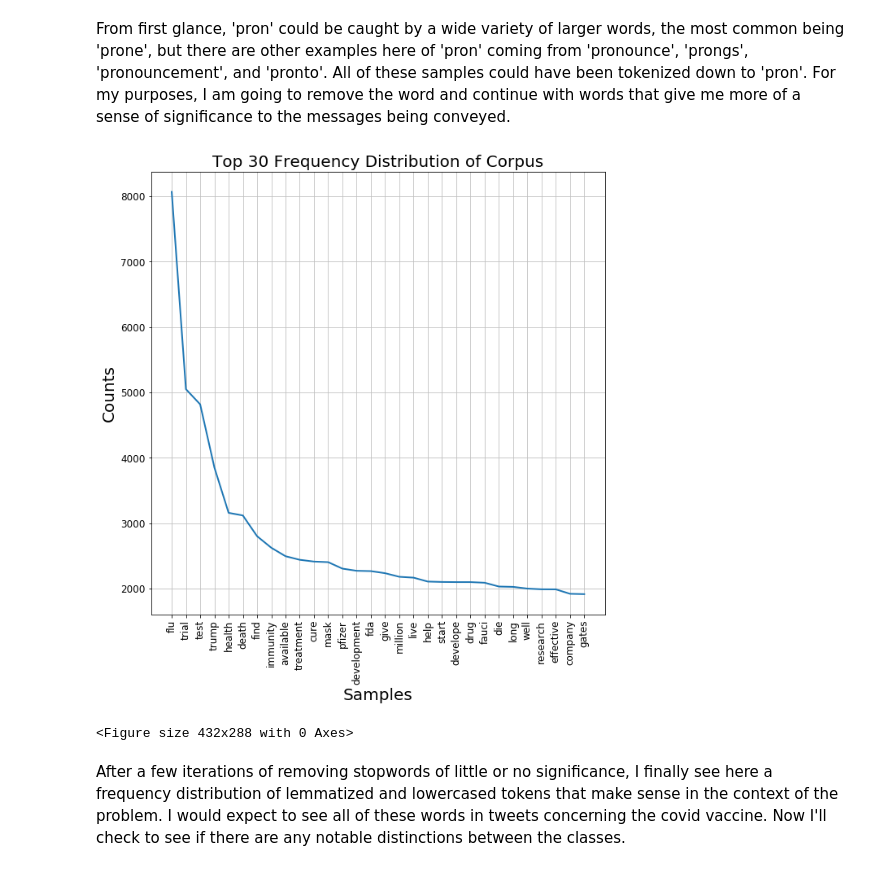
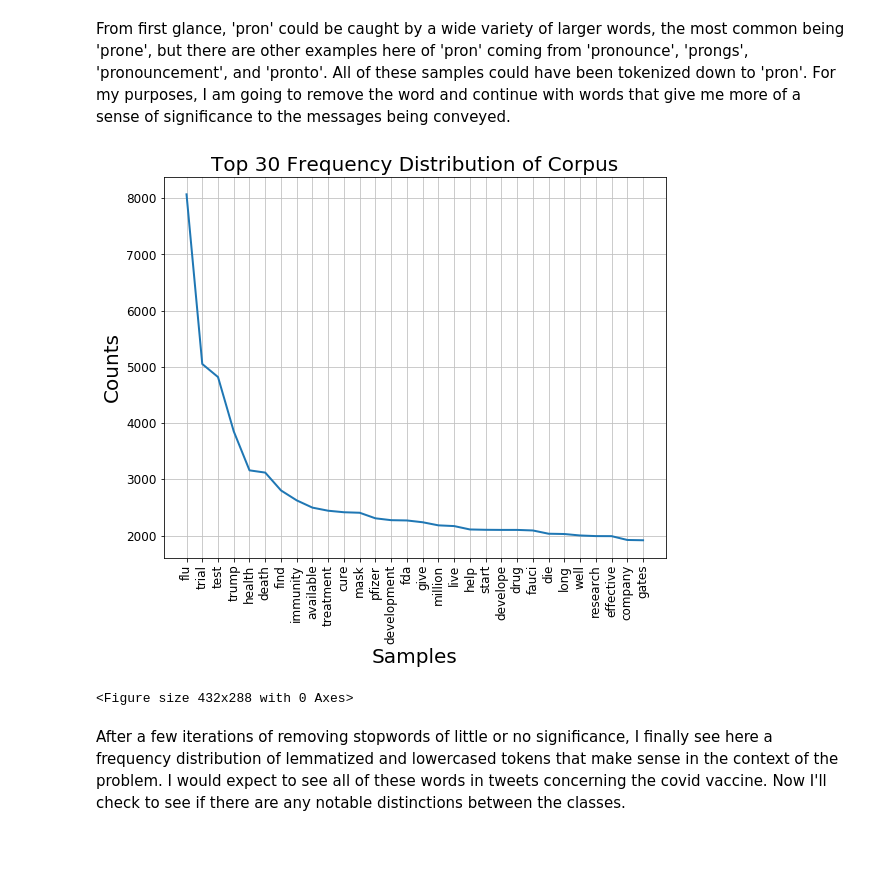
Before and after one commit to davidlebruce/covid_vaccine_tweets, a Jupyter notebook: 03_EDA.ipynb, the cells around one changed output. Saved outputs shown, nothing was run; the diff lists cells and outputs as text; code cells hidden in the pictures.

```diff
--- a/03_EDA.ipynb
+++ b/03_EDA.ipynb
@@ -256,15 +258,15 @@ all_tokens = [word for word in all_tokens if word not in stop_words]
 # %%
 # updated fdist
 fdist = FreqDist(all_tokens)
-plt.figure(figsize=(10,10))
+plt.figure(figsize=(9,7))
 plt.title('Top 30 Frequency Distribution of Corpus', fontsize=20)
 plt.xlabel('Samples', fontsize=20)
 plt.ylabel('Counts', fontsize=20)
 plt.tick_params(labelsize='large')
 fdist.plot(30)
 plt.savefig('images/second_fdist.png');
 # %% [output]
-[figure, old version]
+[figure, new version]
 <Figure size 432x288 with 0 Axes>
 # %% [markdown]
 After a few iterations of removing stopwords of little or no significance, I finally see here a frequency distribution of lemmatized and lowercased tokens that make sense in the context of the problem. I would expect to see all of these words in tweets concerning the covid vaccine. Now I'll check to see if there are any notable distinctions between the classes.
```
Also changed, not shown: parts of 15 cells of this notebook, 1 other file.
